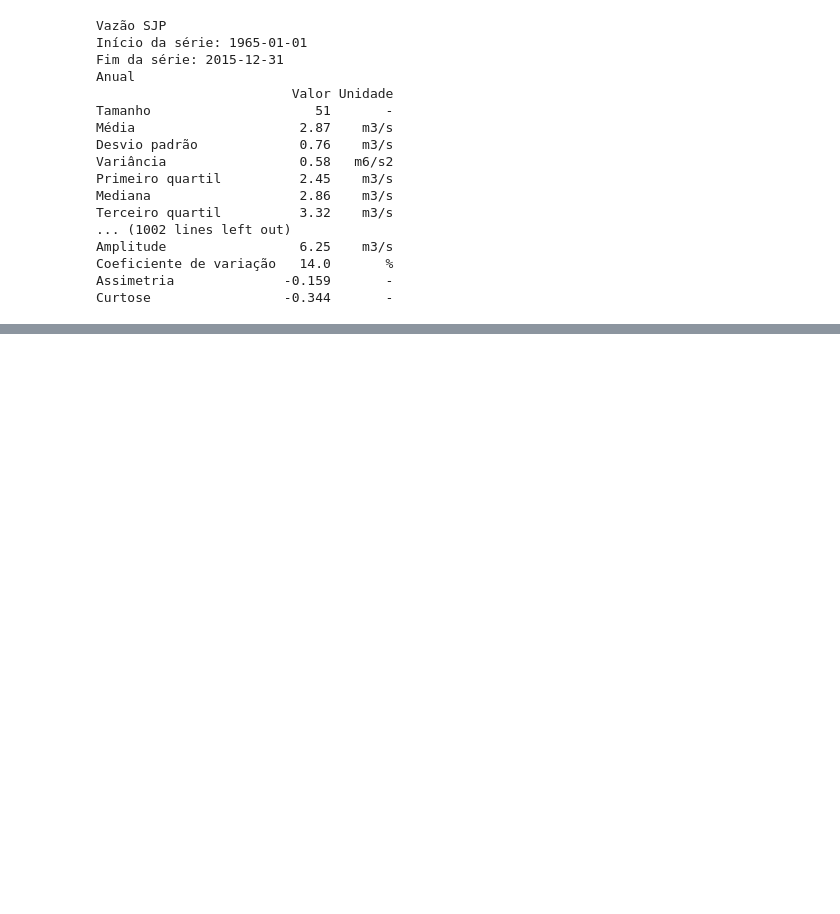
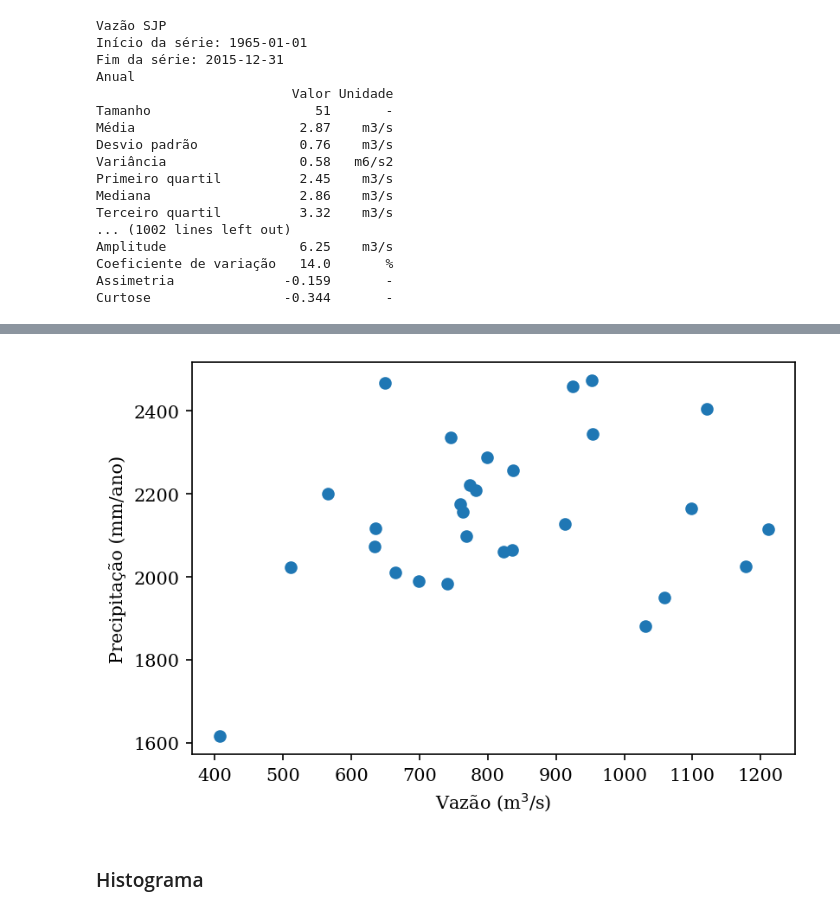
Before and after one commit to rqaita/stats-hydro, a Jupyter notebook: activ_2/activ_2.ipynb, the cells around one changed output, grey strips where cells are left out. Cells and saved outputs as stored; diff of their text form; code cells hidden in the pictures; blank space fills up the shorter version.

```diff
--- a/activ_2/activ_2.ipynb
+++ b/activ_2/activ_2.ipynb
@@ -187,0 +93,14 @@ Curtose                 -0.344       -
+# %%
+fig, ax = plt.subplots()
+
+ax.scatter(df_ano[2]["data"].iloc[1:-1], df_ano[3]["data"].iloc[1:-1] * 365)
+ax.set_xlabel("Vazão (m$^3$/s)")
+ax.set_ylabel("Precipitação (mm/ano)")
+
+if salvar:
+    fig.savefig("figures/scatter_sjp.png", format="png", dpi=300)
+plt.show()
+# %% [output]
+[figure, added]
+# %% [markdown]
+### Histograma
```
Also changed, not shown: parts of 16 cells of this notebook, 4 other files.
